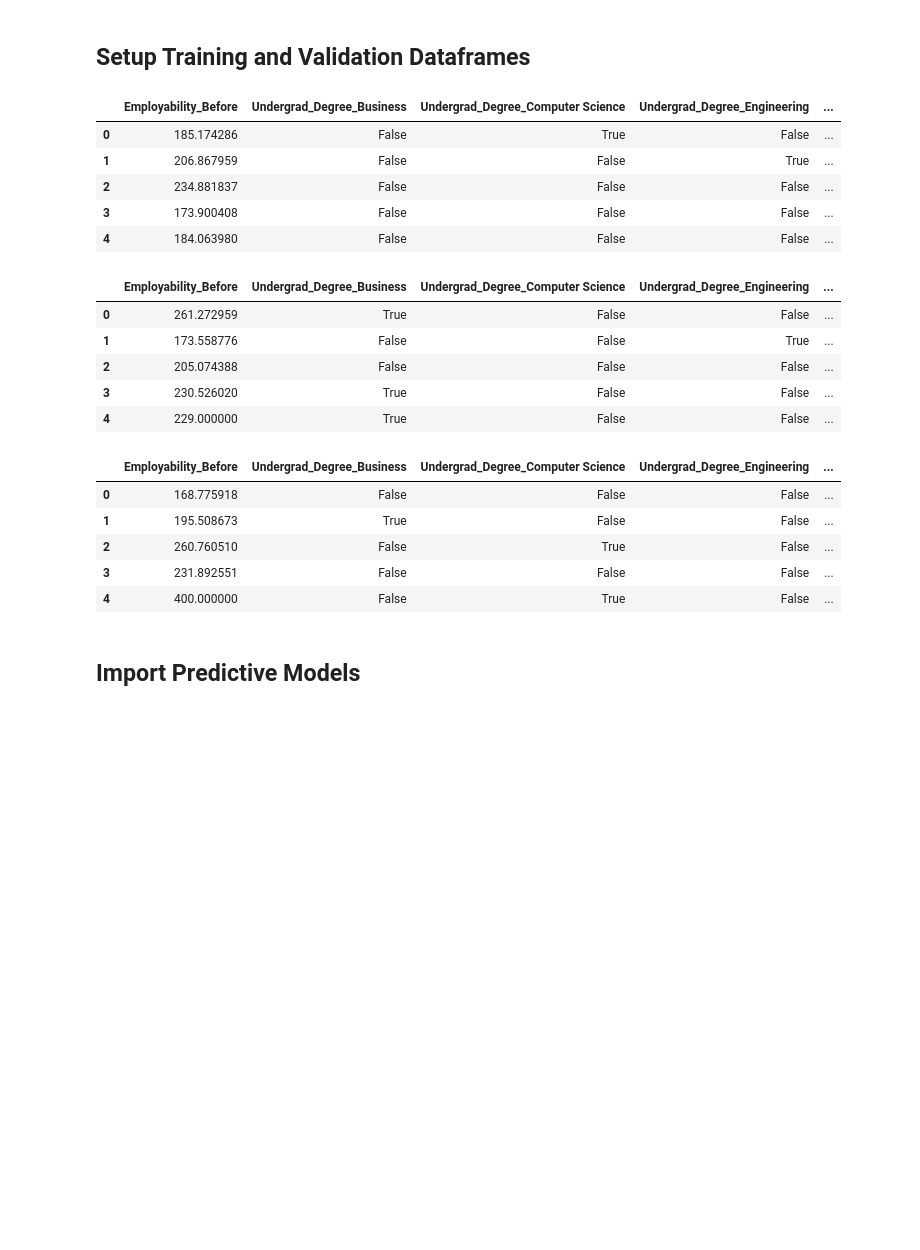
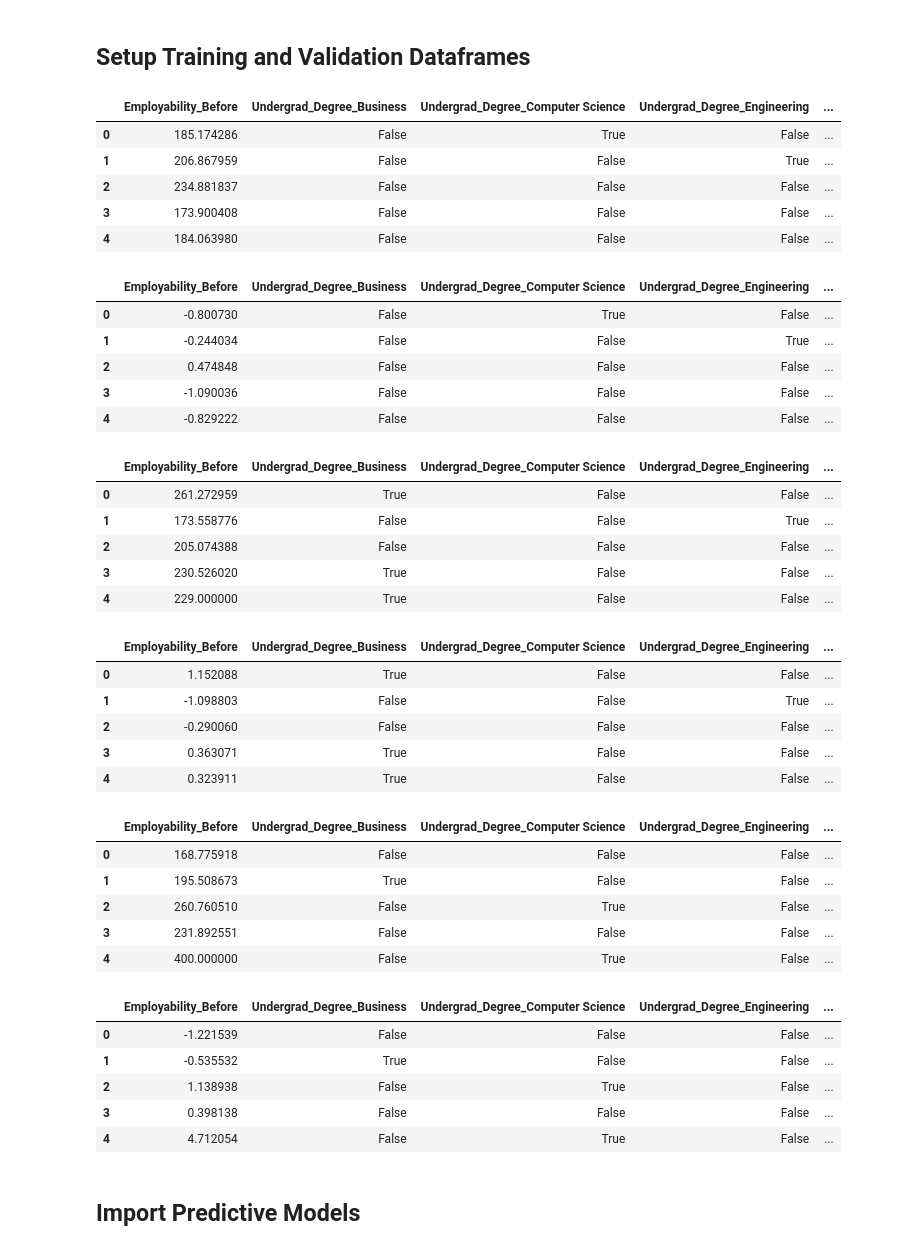
Before and after one commit to junclemente/ads505-FinalProject, a Jupyter notebook: 03. model_evaluation/evaluation.ipynb, the cells around one changed output. Drawn from its saved outputs; the diff is of its cells as text; code cells hidden in the pictures; blank space fills up the shorter version.

```diff
--- a/03. model_evaluation/evaluation.ipynb
+++ b/03. model_evaluation/evaluation.ipynb
@@ -58,38 +56,70 @@ target = "Status_enc"
 # %%
 # Setup train and val dataframes
 X_train = train_df[variables]
 y_train = train_df[target]
 X_val = val_df[variables]
 y_val = val_df[target]
 X_test = test_df[variables]
 y_test = test_df[target]
 
 # One-hot encode categorical variables
 X_train = pd.get_dummies(X_train, drop_first=True)
 X_val = pd.get_dummies(X_val, drop_first=True)
 X_test = pd.get_dummies(X_test, drop_first=True)
+
+# Standardize cont  / Initialize scaler
+scaler = StandardScaler()
+std_cols = ["Employability_Before"]
+Xs_train = X_train.copy()
+Xs_val = X_val.copy()
+Xs_test = X_test.copy()
+Xs_train[std_cols] = scaler.fit_transform(Xs_train[std_cols])
+Xs_val[std_cols] = scaler.transform(Xs_val[std_cols])
+Xs_test[std_cols] = scaler.transform(Xs_test[std_cols])
+
 display(X_train.head())
+display(Xs_train.head())
 display(X_val.head())
+display(Xs_val.head())
 display(X_test.head())
+display(Xs_test.head())
 # %% [output]
 |  | Employability_Before | Undergrad_Degree_Business | Undergrad_Degree_Computer Science | Undergrad_Degree_Engineering | ... |
 | 0 | 185.174286 | False | True | False | ... |
 | 1 | 206.867959 | False | False | True | ... |
 | 2 | 234.881837 | False | False | False | ... |
 | 3 | 173.900408 | False | False | False | ... |
 | 4 | 184.063980 | False | False | False | ... |
 |  | Employability_Before | Undergrad_Degree_Business | Undergrad_Degree_Computer Science | Undergrad_Degree_Engineering | ... |
-| 0 | 261.272959 | True | False | False | ... |
-| 1 | 173.558776 | False | False | True | ... |
-| 2 | 205.074388 | False | False | False | ... |
-| 3 | 230.526020 | True | False | False | ... |
-| 4 | 229.000000 | True | False | False | ... |
+| 0 | -0.800730 | False | True | False | ... |
+| 1 | -0.244034 | False | False | True | ... |
+| 2 | 0.474848 | False | False | False | ... |
+| 3 | -1.090036 | False | False | False | ... |
+| 4 | -0.829222 | False | False | False | ... |
 |  | Employability_Before | Undergrad_Degree_Business | Undergrad_Degree_Computer Science | Undergrad_Degree_Engineering | ... |
-| 0 | 168.775918 | False | False | False | ... |
-| 1 | 195.508673 | True | False | False | ... |
-| 2 | 260.760510 | False | True | False | ... |
-| 3 | 231.892551 | False | False | False | ... |
-| 4 | 400.000000 | False | True | False | ... |
+| 0 | 261.272959 | True | False | False | ... |
+| 1 | 173.558776 | False | False | True | ... |
+| 2 | 205.074388 | False | False | False | ... |
+| 3 | 230.526020 | True | False | False | ... |
+| 4 | 229.000000 | True | False | False | ... |
+|  | Employability_Before | Undergrad_Degree_Business | Undergrad_Degree_Computer Science | Undergrad_Degree_Engineering | ... |
+| 0 | 1.152088 | True | False | False | ... |
+| 1 | -1.098803 | False | False | True | ... |
+| 2 | -0.290060 | False | False | False | ... |
+| 3 | 0.363071 | True | False | False | ... |
+| 4 | 0.323911 | True | False | False | ... |
+|  | Employability_Before | Undergrad_Degree_Business | Undergrad_Degree_Computer Science | Undergrad_Degree_Engineering | ... |
+| 0 | 168.775918 | False | False | False | ... |
+| 1 | 195.508673 | True | False | False | ... |
+| 2 | 260.760510 | False | True | False | ... |
+| 3 | 231.892551 | False | False | False | ... |
+| 4 | 400.000000 | False | True | False | ... |
+|  | Employability_Before | Undergrad_Degree_Business | Undergrad_Degree_Computer Science | Undergrad_Degree_Engineering | ... |
+| 0 | -1.221539 | False | False | False | ... |
+| 1 | -0.535532 | True | False | False | ... |
+| 2 | 1.138938 | False | True | False | ... |
+| 3 | 0.398138 | False | False | False | ... |
+| 4 | 4.712054 | False | True | False | ... |
 # %% [markdown]
 ## Import Predictive Models
 # %%
```
Also changed, not shown: parts of 4 cells of this notebook.
